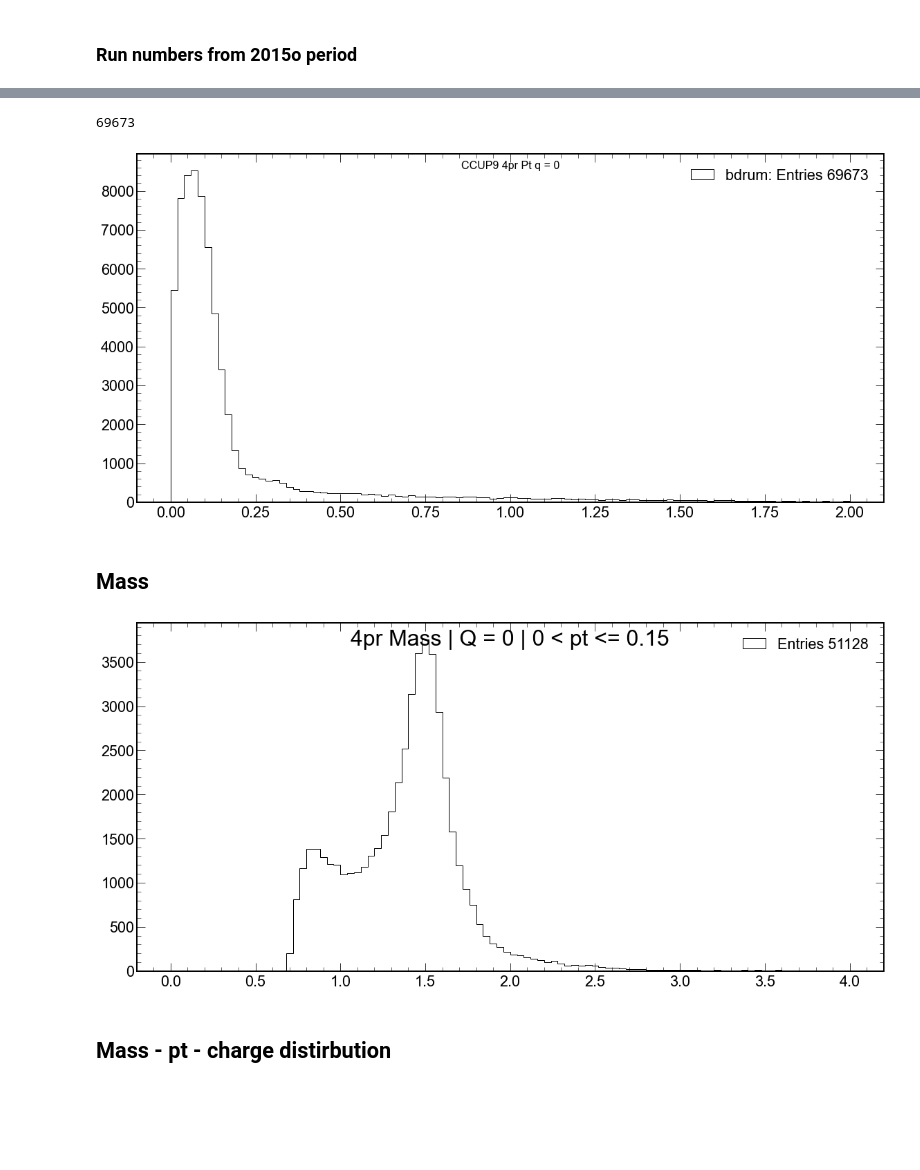
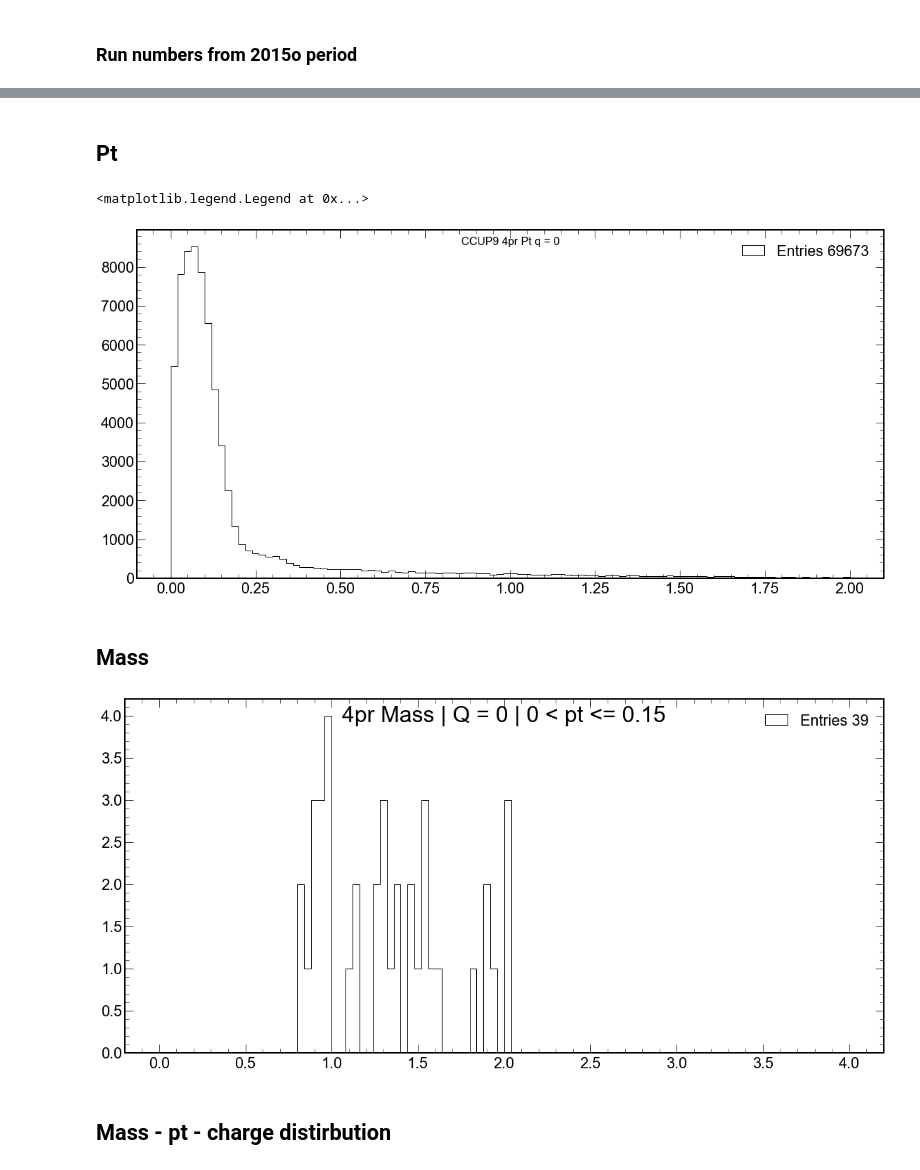
Before and after one commit to bdrum/cern-physics, a Jupyter notebook: notebooks/RhoPrime.ipynb, the cells around one changed output, grey strips where cells are left out. Saved outputs shown, nothing was run; the diff lists cells and outputs as text; code cells hidden in the pictures; blank space fills up the shorter version.

Commit message:
Fix selection for TPC. Data validation for duplicates

```diff
--- a/notebooks/RhoPrime.ipynb
+++ b/notebooks/RhoPrime.ipynb
@@ -98,82 +161,62 @@ Tracks:
+# %% [markdown]
+## Pt
 # %%
-select = ((data['T_HasPointOnITSLayer0']) + (data['T_HasPointOnITSLayer1'])) * data['T_ITSRefit']  * (np.abs(data['T_NumberOfSigmaITSPion']) < 3) #* data['T_TPCRefit']  * (data['T_TPCNCls'] > 50) * (data['T_ITSNCls'] >3)
-# get only events with 4 tracks
-# GoodEvents = np.argwhere(select.counts==4)
-# GoodEvents = GoodEvents[(np.argwhere(select[GoodEvents].sum().flatten()==4)).flatten()]
-
-GoodEvents = np.argwhere(select.sum()==4)
-
-# get events that have total zero charge from 4 tracks
-GoodEvents = GoodEvents[np.argwhere(data['T_Q'][GoodEvents.flatten()].sum()==0).flatten()].flatten()
-GoodEvents = GoodEvents[np.argwhere(data['IsCUP9'][GoodEvents.flatten()]==True).flatten()].flatten()
+GoodEvents = GetGoodEvents(TrackNum=4, WithGoodNTpcTracks=0)
 
 pxg = data['T_Px'][GoodEvents]
 pyg = data['T_Py'][GoodEvents]
 pzg = data['T_Pz'][GoodEvents]
 
+
 pt = np.sqrt(pxg.sum()**2  + pyg.sum()**2)
+
 counts, bins = np.histogram(pt,bins=100, range=(0,2))
 fig = plt.figure(figsize=(15, 7))
 ax = fig.add_axes([0,0,1,1])
 fig.suptitle('CCUP9 4pr Pt q = 0', fontsize=16)
 plt.style.use(hep.style.ROOT)
-ax.hist(pt, bins=bins, histtype='step', color='black', label=f'bdrum: Entries {np.sum(counts)}')
-# countspvn, binspvn = np.histogram(pvnPt.flatten(),bins=100, range=(0,2))
-# ax.hist(pvnPt.flatten(), bins=binspvn, histtype='step', color='red', label=f'PVN: Entries {np.sum(countspvn)}')
+ax.hist(pt, bins=bins, histtype='step', color='black', label=f'Entries {np.sum(counts)}')
 ax.legend()
-print (counts.sum())
-
-# 51 fitted events without limitations on tracks
 # %% [output]
-69673
+<matplotlib.legend.Legend at 0x...>
-[figure, old version]
+[figure, new version]
 # %% [markdown]
 ## Mass
 # %%
-def GetMass(TrackNum=4, Trigger='IsCUP9', ChargeEqualCondition=True, charge=0, ptMin=0, ptMax=0.15, Draw=True):
-
-    GoodEvents = np.argwhere(select.counts==TrackNum)
-    GoodEvents = GoodEvents[(np.argwhere(select[GoodEvents].sum().flatten()==TrackNum)).flatten()]
-
-    # get events that have total charge from 4 tracks
-    GoodEvents = GoodEvents[np.argwhere(data[Trigger][GoodEvents.flatten()]==True).flatten()].flatten()
-    if ChargeEqualCondition:
-        GoodEvents = GoodEvents[np.argwhere(data['T_Q'][GoodEvents.flatten()].sum()==charge).flatten()].flatten()
-    else:
-        GoodEvents = GoodEvents[np.argwhere(data['T_Q'][GoodEvents.flatten()].sum()!=charge).flatten()].flatten()
-
+def GetMass(TrackNum=4, ChargeEqualCondition=True, charge=0, ptMin=0, ptMax=0.15, Draw=True):
+    GoodEvents = GetGoodEvents(TrackNum=4, ChargeEqualCondition=True, charge=0)
     pxg = data['T_Px'][GoodEvents]
     pyg = data['T_Py'][GoodEvents]
     pzg = data['T_Pz'][GoodEvents]
     massPion = np.full(pxg.shape[0], 0.140)
     pt = np.sqrt(pxg.sum()**2  + pyg.sum()**2)
 
     Energy0 = np.sqrt(massPion**2 + pxg[:,0]**2 + pyg[:,0]**2 + pzg[:,0]**2)
     Energy1 = np.sqrt(massPion**2 + pxg[:,1]**2 + pyg[:,1]**2 + pzg[:,1]**2)
     Energy2 = np.sqrt(massPion**2 + pxg[:,2]**2 + pyg[:,2]**2 + pzg[:,2]**2)
     Energy3 = np.sqrt(massPion**2 + pxg[:,3]**2 + pyg[:,3]**2 + pzg[:,3]**2)
 
     Energy = Energy0 + Energy1 + Energy2 + Energy3
 
     Mass = np.sqrt(Energy**2 - pxg.sum()**2 - pyg.sum()**2 - pzg.sum()**2)[(pt>ptMin)*(pt<=ptMax)]
 
     if Draw:
         fig = plt.figure(figsize=(15, 7))
         ax = fig.add_axes([0,0,1,1])
         if ChargeEqualCondition:
             fig.suptitle(f'4pr Mass | Q = 0 | {ptMin} < pt <= {ptMax}', fontsize=32)
         else:
             fig.suptitle(f'4pr Mass | Q != 0 | {ptMin} < pt <= {ptMax}', fontsize=32)
         plt.style.use(hep.style.ROOT)
         counts, bins = np.histogram(Mass, bins=100, range=(0,4))
         _ = ax.hist(Mass, bins=bins, color='black', histtype='step', label=f'Entries {np.sum(counts)}')
         ax.legend()
     else:
         return Mass
 
 GetMass()
 # %% [output]
-[figure, old version]
+[figure, new version]
 # %% [markdown]
 ## Mass - pt - charge distirbution
 # %%
```
Also changed, not shown: parts of 12 cells of this notebook, 1 other file.
